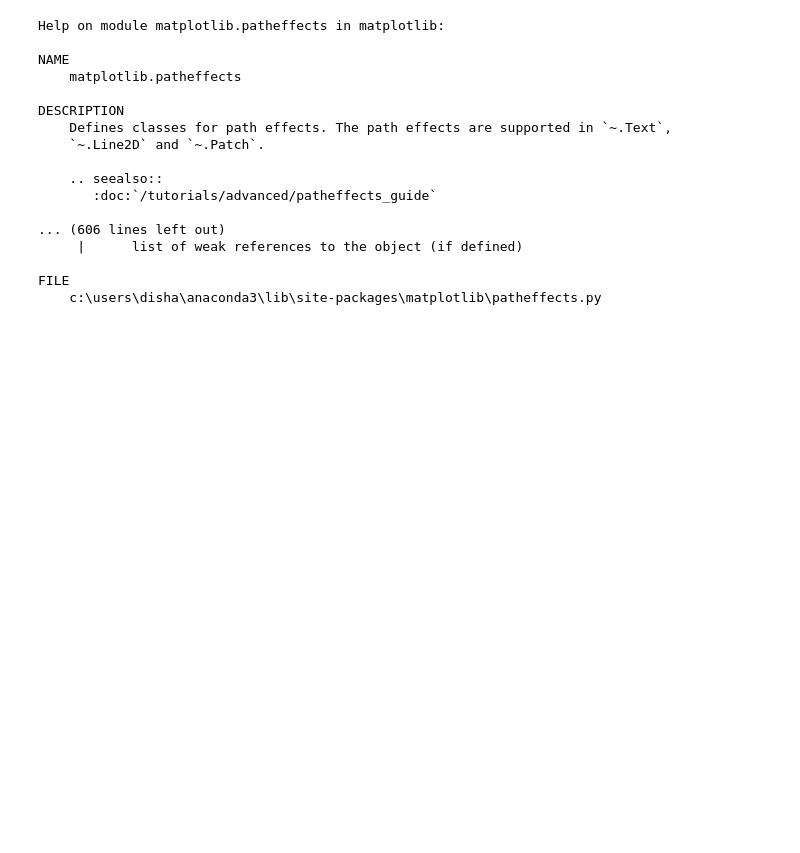
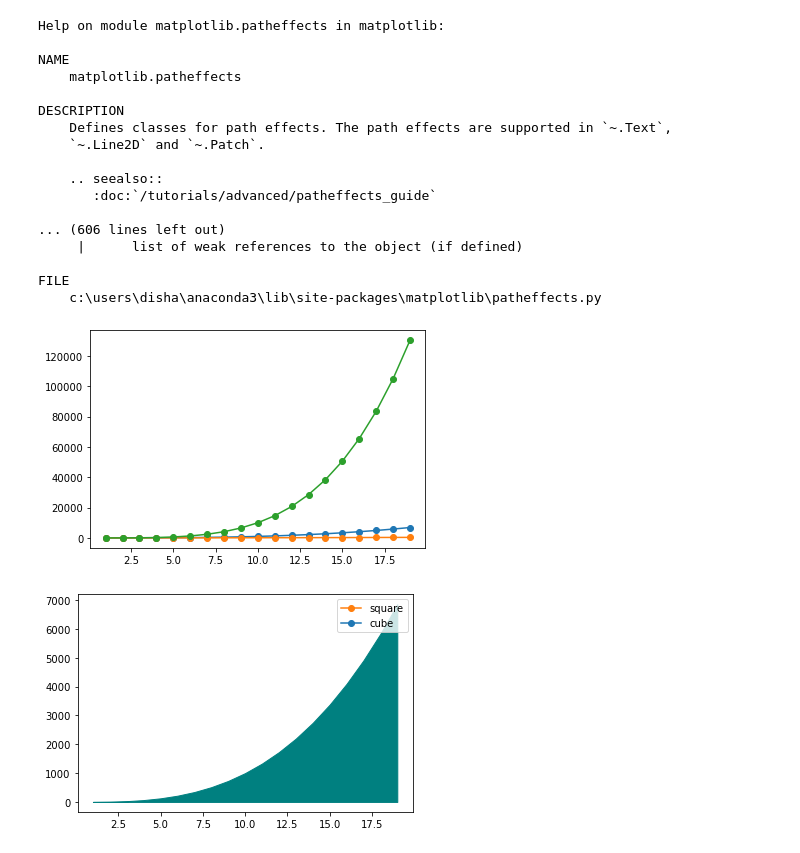
Before and after one commit to Disha0803/Matplotlib, a Jupyter notebook: Matplotlib basics.ipynb, the cells around one changed output. Saved outputs shown, nothing was run; the diff lists cells and outputs as text; code cells hidden in the pictures; blank space fills up the shorter version.

```diff
--- a/Matplotlib basics.ipynb
+++ b/Matplotlib basics.ipynb
@@ -522,13 +522,16 @@ FILE
 # %%
 x=np.arange(1,20)
 y1=x**2
 y2=x**3
 y3=x**4
 line2,=plt.plot(x,y2,marker='o')
 line1,=plt.plot(x,y1,marker='o')
 line3,=plt.plot(x,y3,marker='o')
 plt.subplots(nrows=1,ncols=1)
 plt.legend([line1,line2],['square','cube'])
-plt.fill_between(x,y2,color='pink')
+plt.fill_between(x,y2,color='teal')
 plt.savefig("images\\fig29.png")
 plt.show()
+# %% [output]
+[figure, added]
+[figure, added]
```
Also changed, not shown: parts of 3 cells of this notebook, 2 other files.
